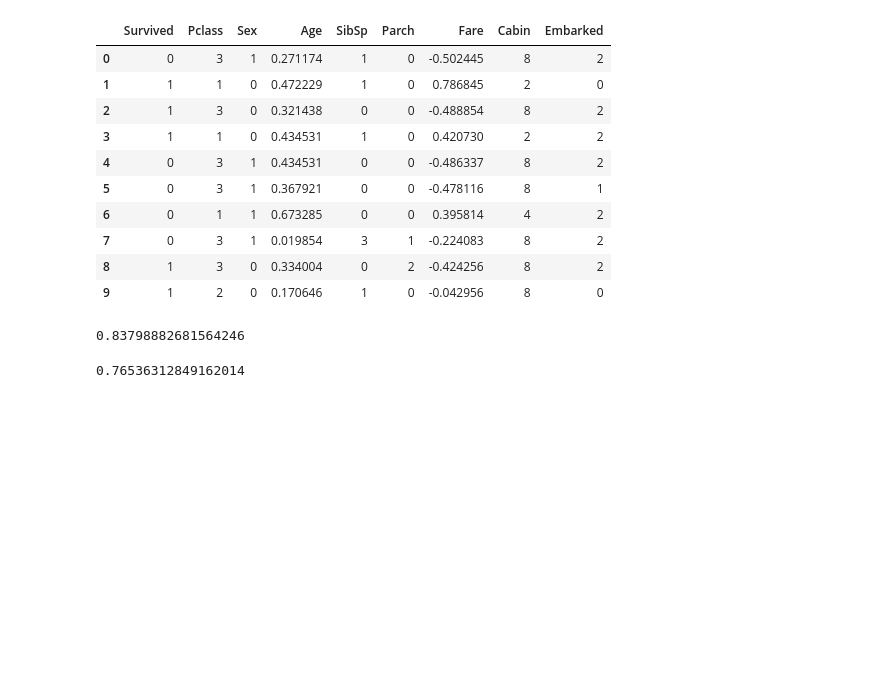
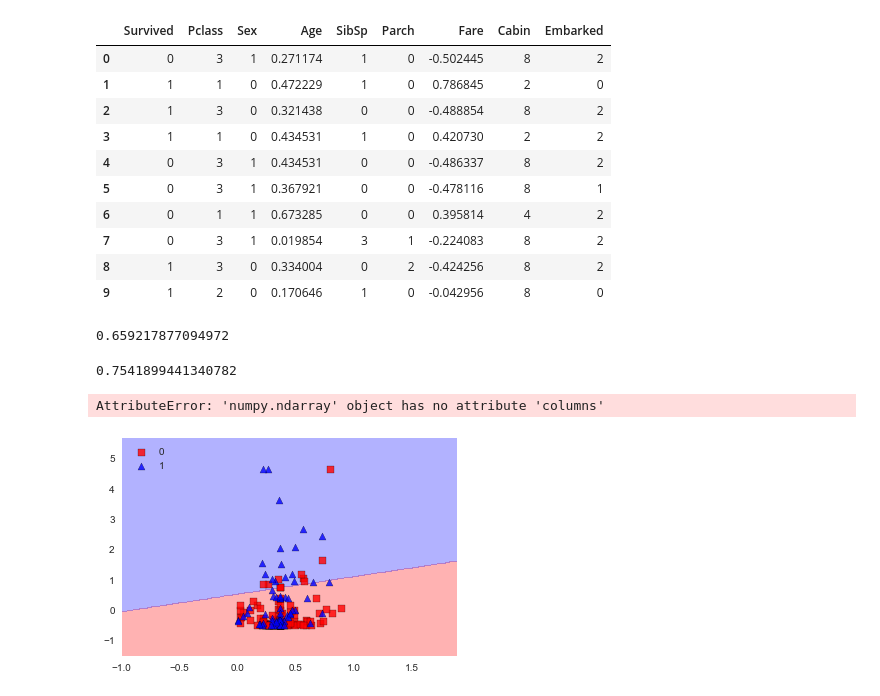
Before and after one commit to paraggoyal28/DataScienceLab_Practices, a Jupyter notebook: Week2_practices/Titanic.ipynb, the cells around one changed output. Drawn from its saved outputs; the diff is of its cells as text; code cells hidden in the pictures; blank space fills up the shorter version.

```diff
--- a/Week2_practices/Titanic.ipynb
+++ b/Week2_practices/Titanic.ipynb
@@ -166,7 +166,8 @@ df.head(10)
 | 9 | 1 | 2 | 0 | 0.170646 | 1 | 0 | -0.042956 | 8 | 0 |
 # %%
 #data
-X = df.drop(['Survived'], axis=1)
+# X = df.drop(['Survived'], axis=1)
+X = df.drop(['Survived',	'Pclass',	'Sex',	'SibSp',	'Parch',	'Cabin','Embarked'], axis = 1).values
 Y = df.Survived
 # %%
 from sklearn.model_selection import train_test_split
@@ -178,7 +179,7 @@ clf_svc = SVC(kernel = 'linear')
 clf_svc.fit(X_train, Y_train)
 clf_svc.score(X_test, Y_test)
 # %% [output]
-0.83798882681564246
+0.659217877094972
 # %%
 from sklearn.tree import DecisionTreeClassifier
 # %%
@@ -186,4 +187,4 @@ clf_dt = DecisionTreeClassifier()
 clf_dt.fit(X_train, Y_train)
 clf_dt.score(X_test, Y_test)
 # %% [output]
-0.76536312849162014
+0.7541899441340782
@@ -189,0 +193,15 @@ clf_dt.score(X_test, Y_test)
+# %%
+from mlxtend.plotting import plot_decision_regions
+# Plot Decision Region using mlxtend's awesome plotting function
+plot_decision_regions(X=X_test,
+                      y=Y_test.values,
+                      clf=clf_svc,
+                      legend=2)
+
+# Update plot object with X/Y axis labels and Figure Title
+plt.xlabel(X_test.columns[0], size=14)
+plt.ylabel(X_test.columns[1], size=14)
+plt.title('SVM Decision Region Boundary', size=16)
+# %% [output]
+AttributeError: 'numpy.ndarray' object has no attribute 'columns'
+[figure, added]
```
Also changed, not shown: parts of 1 cell of this notebook, 3 other files.
